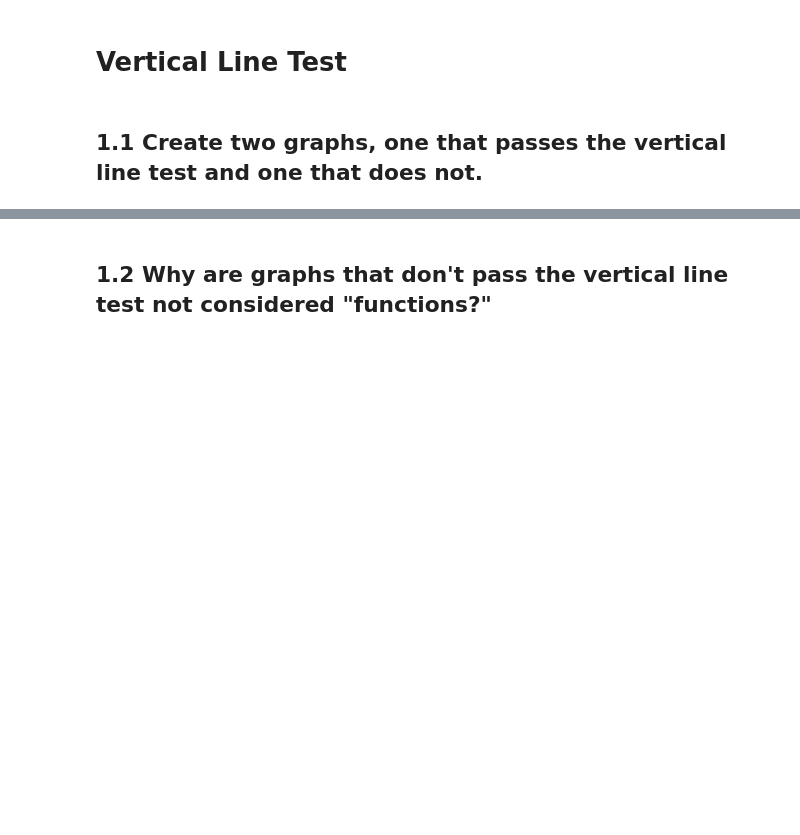
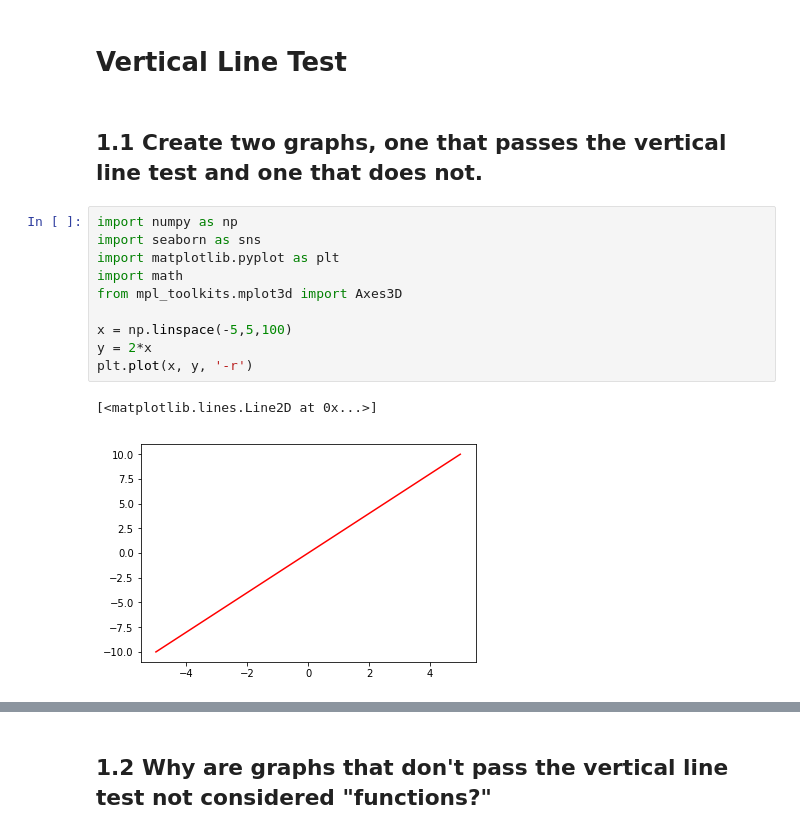
Before and after one commit to bloominstituteoftechnology/DS-Unit-1-Sprint-4-Linear-Algebra, a Jupyter notebook: module3-dimensionality-reduction/High Dimensional Data Assignment.ipynb, the cells around one changed output, grey strips where cells are left out. Cells and saved outputs as stored; diff of their text form; blank space fills up the shorter version.

```diff
--- a/module3-dimensionality-reduction/High Dimensional Data Assignment.ipynb
+++ b/module3-dimensionality-reduction/High Dimensional Data Assignment.ipynb
@@ -2,3 +2,16 @@
 # Vertical Line Test
 # %% [markdown]
 ## 1.1 Create two graphs, one that passes the vertical line test and one that does not.
+# %%
+import numpy as np
+import seaborn as sns
+import matplotlib.pyplot as plt
+import math
+from mpl_toolkits.mplot3d import Axes3D
+
+x = np.linspace(-5,5,100)
+y = 2*x
+plt.plot(x, y, '-r')
+# %% [output]
+[<matplotlib.lines.Line2D at 0x...>]
+[figure, added]
```
Also changed, not shown: parts of 18 cells of this notebook.
